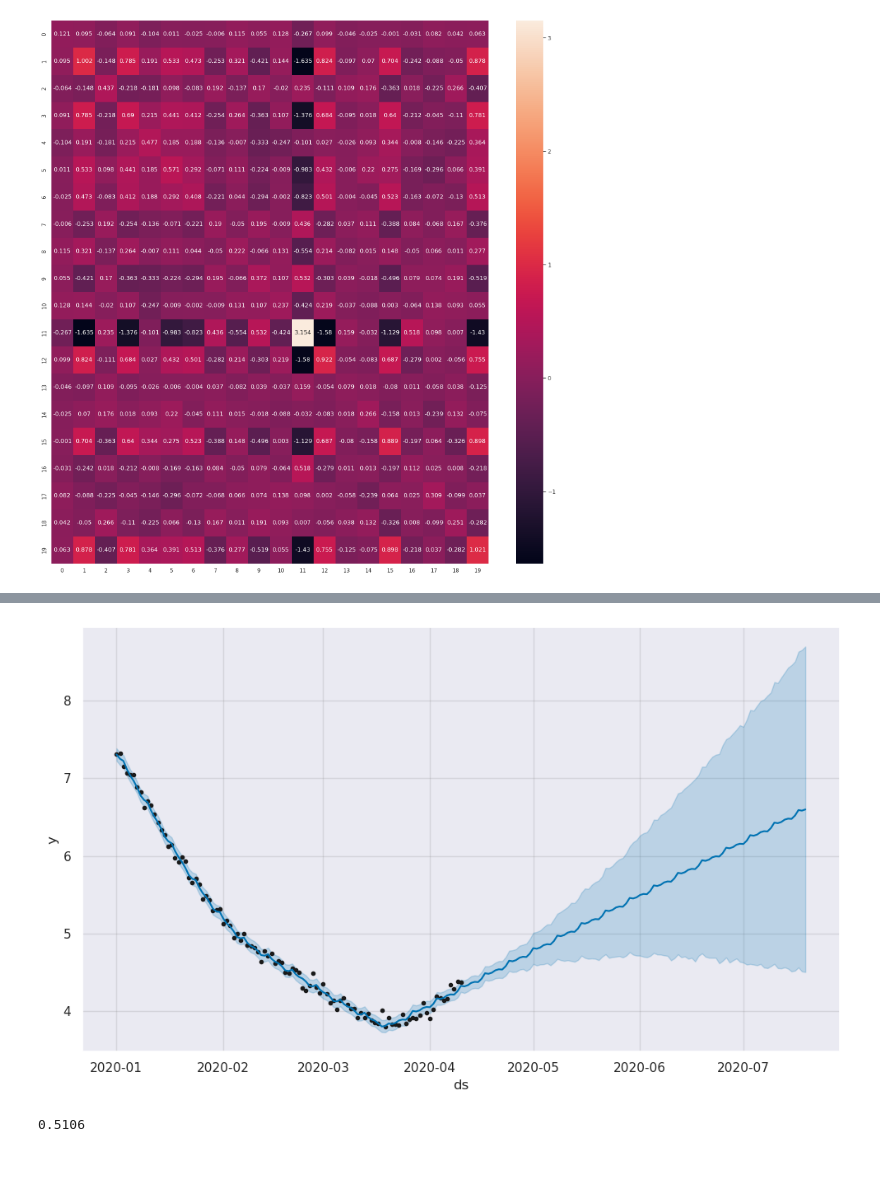
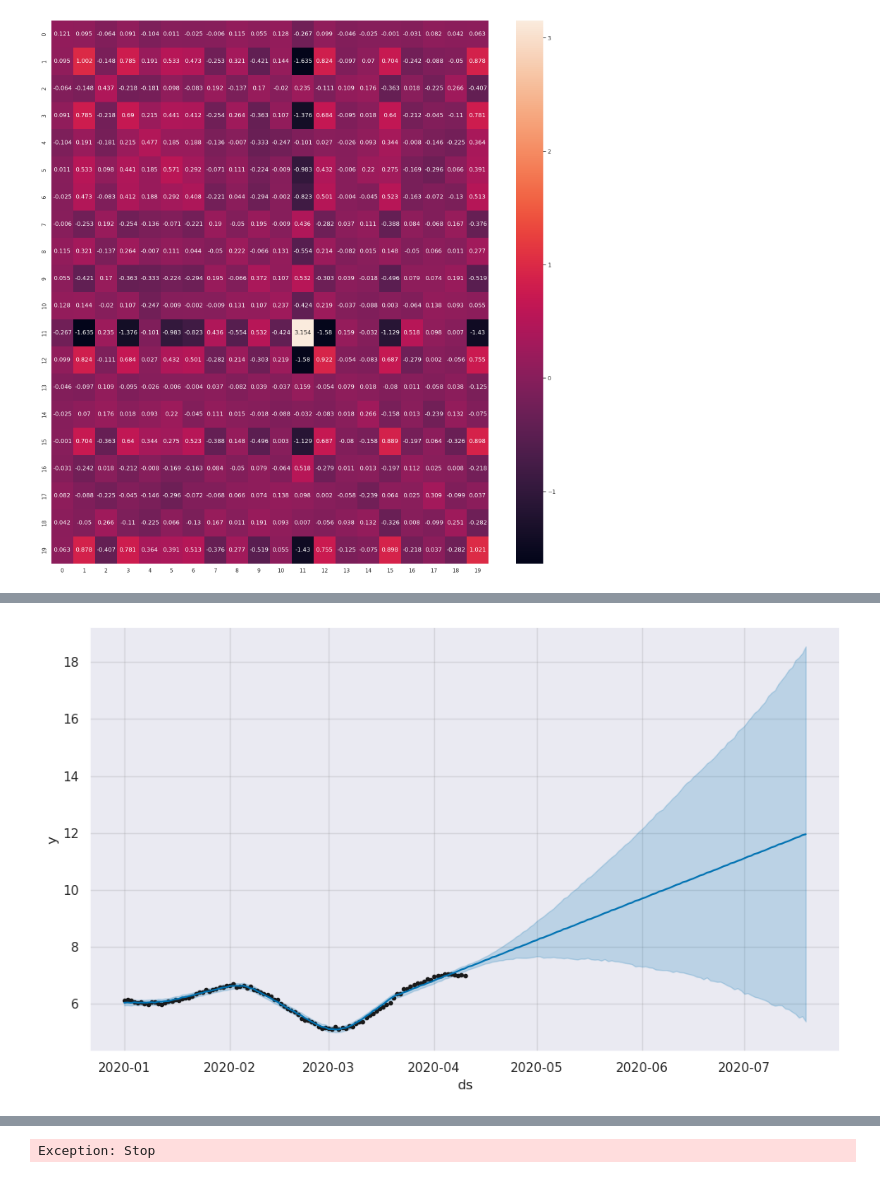
Before and after one commit to Vosloo/portfolio-optimization, a Jupyter notebook: Script1.ipynb, the cells around one changed output, grey strips where cells are left out. Drawn from its saved outputs; the diff is of its cells as text; code cells hidden in the pictures.

```diff
--- a/Script1.ipynb
+++ b/Script1.ipynb
@@ -292,3 +315,4 @@ Primal objective: -0.5647903508502323
 # %%
-get_expected_return_prophet(ASSETS[19], plot=True)
+get_expected_return_prophet(ASSETS[17], plot=True)
 # %% [output]
+[figure, new version]
@@ -297,2 +320,6 @@ get_expected_return_prophet(ASSETS[19], plot=True)
-[figure, old version]
-0.5106
+# %%
+debug = False
+if not debug:
+    raise Exception("Stop")
+# %% [output]
+Exception: Stop
```
Also changed, not shown: parts of 8 cells of this notebook.
